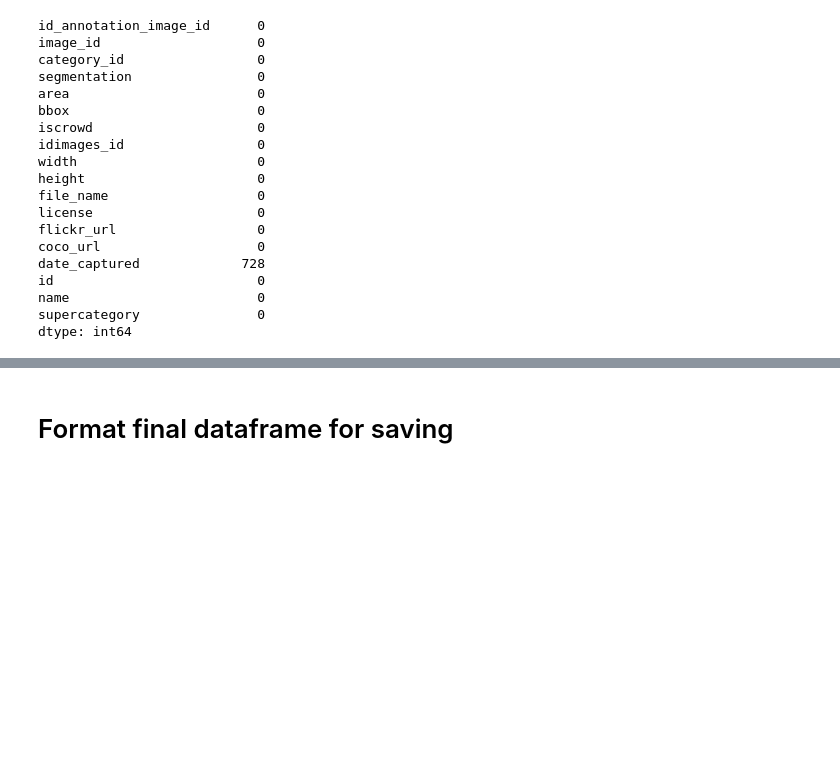
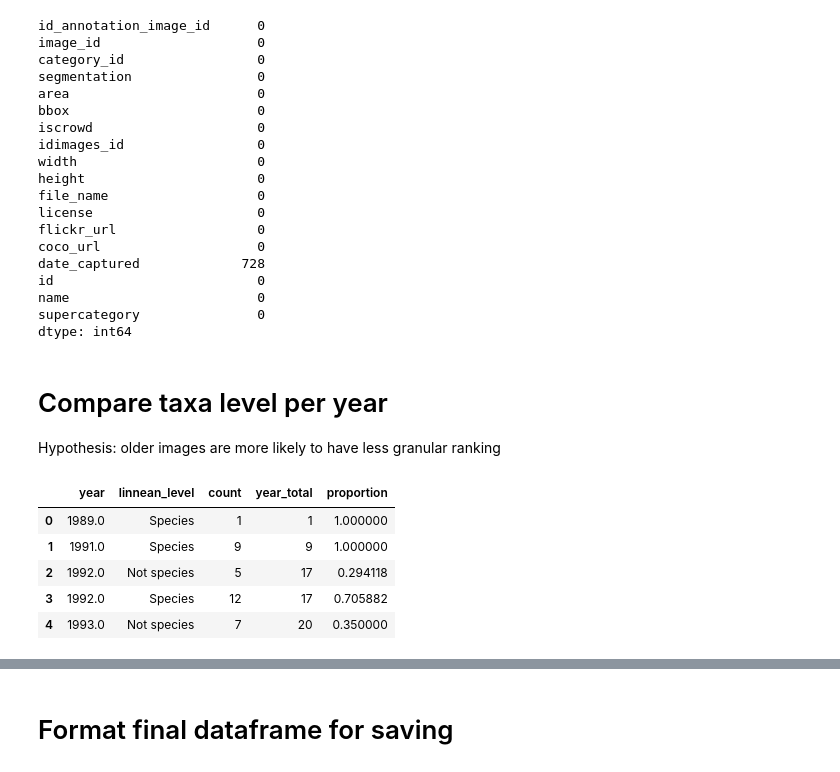
Before and after one commit to JulianaGomez/fathomnet2025, a Jupyter notebook: eda_jgc.ipynb, the cells around one changed output, grey strips where cells are left out. Drawn from its saved outputs; the diff is of its cells as text; code cells hidden in the pictures; blank space fills up the shorter version.

```diff
--- a/eda_jgc.ipynb
+++ b/eda_jgc.ipynb
@@ -355,3 +355,7 @@ id                          0
 name                        0
 supercategory               0
 dtype: int64
+# %% [markdown]
+# Compare taxa level per year
+
+Hypothesis: older images are more likely to have less granular ranking
@@ -357,0 +368,24 @@ dtype: int64
+# %%
+# plot the proportion of species:non species per year
+# Calculate total counts per year, using transform to get the total number of records.
+merge_2['year_total'] = merge_2.groupby('year')['linnean_level'].transform('size')
+
+# Calculate counts of each category (species vs non-species) per year
+category_counts = merge_2.groupby(['year', 'linnean_level']).size().reset_index(name='count')
+
+# Merge total counts and calculate proportions
+category_counts = category_counts.merge(
+    category_counts.groupby('year')['count'].transform('sum').rename('year_total'),
+    left_index=True,
+    right_index=True
+)
+category_counts['proportion'] = category_counts['count'] / category_counts['year_total']
+
+category_counts.head()
+# %% [output]
+|  | year | linnean_level | count | year_total | proportion |
+| 0 | 1989.0 | Species | 1 | 1 | 1.000000 |
+| 1 | 1991.0 | Species | 9 | 9 | 1.000000 |
+| 2 | 1992.0 | Not species | 5 | 17 | 0.294118 |
+| 3 | 1992.0 | Species | 12 | 17 | 0.705882 |
+| 4 | 1993.0 | Not species | 7 | 20 | 0.350000 |
```
Also changed, not shown: parts of 5 cells of this notebook.
